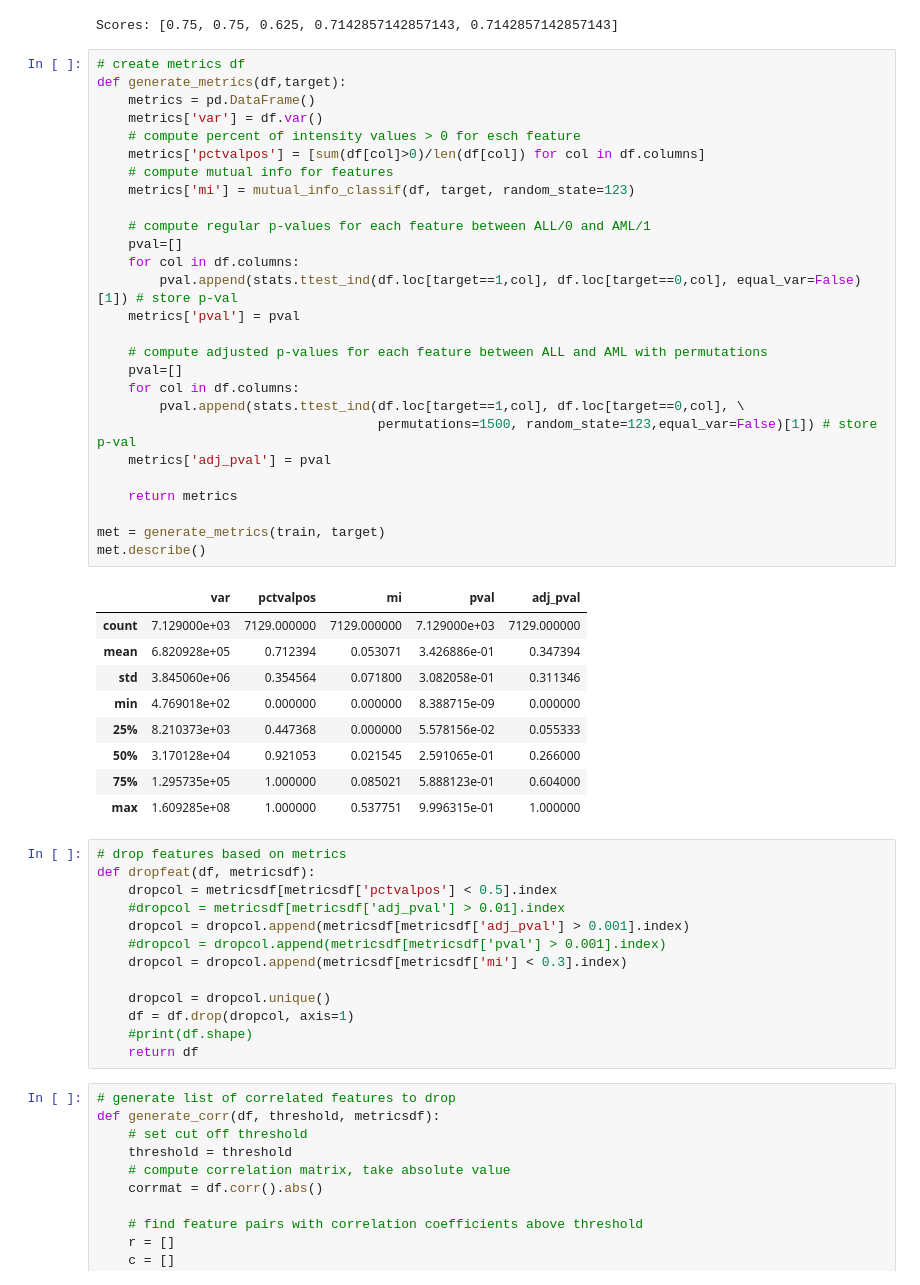
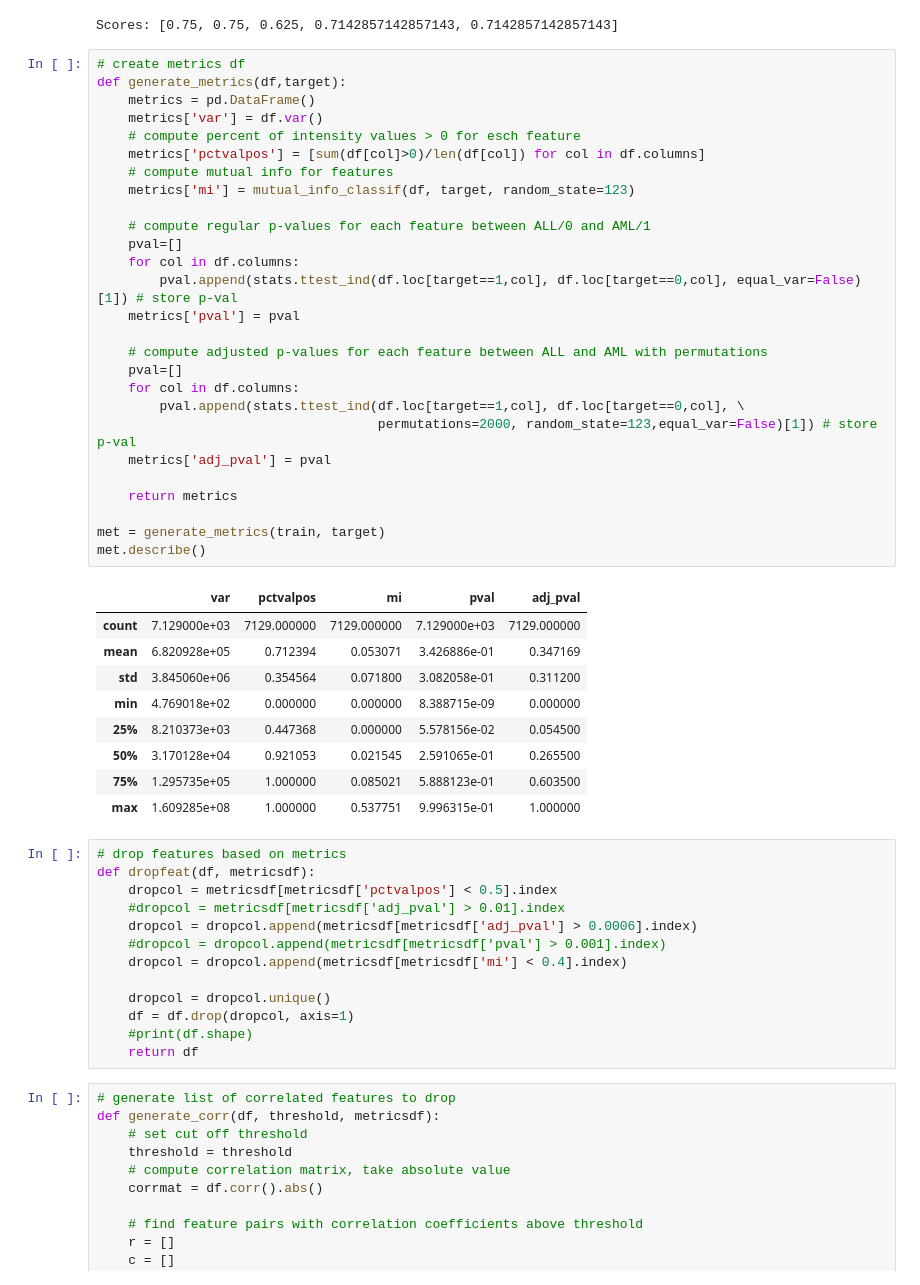
Before and after one commit to assayer5/microarray-leukemia-classif, a Jupyter notebook: microarray_model_adjp.ipynb, the cells around one changed output. Drawn from its saved outputs; the diff is of its cells as text.

```diff
--- a/microarray_model_adjp.ipynb
+++ b/microarray_model_adjp.ipynb
@@ -60,48 +60,48 @@ Scores: [0.75, 0.75, 0.625, 0.7142857142857143, 0.7142857142857143]
 # %%
 # create metrics df
 def generate_metrics(df,target):
     metrics = pd.DataFrame()
     metrics['var'] = df.var()
     # compute percent of intensity values > 0 for esch feature
     metrics['pctvalpos'] = [sum(df[col]>0)/len(df[col]) for col in df.columns]
     # compute mutual info for features
     metrics['mi'] = mutual_info_classif(df, target, random_state=123)
 
     # compute regular p-values for each feature between ALL/0 and AML/1
     pval=[]
     for col in df.columns:
         pval.append(stats.ttest_ind(df.loc[target==1,col], df.loc[target==0,col], equal_var=False)[1]) # store p-val
     metrics['pval'] = pval
 
     # compute adjusted p-values for each feature between ALL and AML with permutations
     pval=[]
     for col in df.columns:
         pval.append(stats.ttest_ind(df.loc[target==1,col], df.loc[target==0,col], \
-                                    permutations=1500, random_state=123,equal_var=False)[1]) # store p-val
+                                    permutations=2000, random_state=123,equal_var=False)[1]) # store p-val
     metrics['adj_pval'] = pval
 
     return metrics
 
 met = generate_metrics(train, target)
 met.describe()
 # %% [output]
 |  | var | pctvalpos | mi | pval | adj_pval |
 | count | 7.129000e+03 | 7129.000000 | 7129.000000 | 7.129000e+03 | 7129.000000 |
-| mean | 6.820928e+05 | 0.712394 | 0.053071 | 3.426886e-01 | 0.347394 |
-| std | 3.845060e+06 | 0.354564 | 0.071800 | 3.082058e-01 | 0.311346 |
+| mean | 6.820928e+05 | 0.712394 | 0.053071 | 3.426886e-01 | 0.347169 |
+| std | 3.845060e+06 | 0.354564 | 0.071800 | 3.082058e-01 | 0.311200 |
 | min | 4.769018e+02 | 0.000000 | 0.000000 | 8.388715e-09 | 0.000000 |
-| 25% | 8.210373e+03 | 0.447368 | 0.000000 | 5.578156e-02 | 0.055333 |
-| 50% | 3.170128e+04 | 0.921053 | 0.021545 | 2.591065e-01 | 0.266000 |
-| 75% | 1.295735e+05 | 1.000000 | 0.085021 | 5.888123e-01 | 0.604000 |
+| 25% | 8.210373e+03 | 0.447368 | 0.000000 | 5.578156e-02 | 0.054500 |
+| 50% | 3.170128e+04 | 0.921053 | 0.021545 | 2.591065e-01 | 0.265500 |
+| 75% | 1.295735e+05 | 1.000000 | 0.085021 | 5.888123e-01 | 0.603500 |
 | max | 1.609285e+08 | 1.000000 | 0.537751 | 9.996315e-01 | 1.000000 |
 # %%
 # drop features based on metrics
 def dropfeat(df, metricsdf):
     dropcol = metricsdf[metricsdf['pctvalpos'] < 0.5].index
     #dropcol = metricsdf[metricsdf['adj_pval'] > 0.01].index
-    dropcol = dropcol.append(metricsdf[metricsdf['adj_pval'] > 0.001].index)
+    dropcol = dropcol.append(metricsdf[metricsdf['adj_pval'] > 0.0006].index)
     #dropcol = dropcol.append(metricsdf[metricsdf['pval'] > 0.001].index)
-    dropcol = dropcol.append(metricsdf[metricsdf['mi'] < 0.3].index)
+    dropcol = dropcol.append(metricsdf[metricsdf['mi'] < 0.4].index)
 
     dropcol = dropcol.unique()
     df = df.drop(dropcol, axis=1)
```
Also changed, not shown: parts of 7 cells of this notebook.
